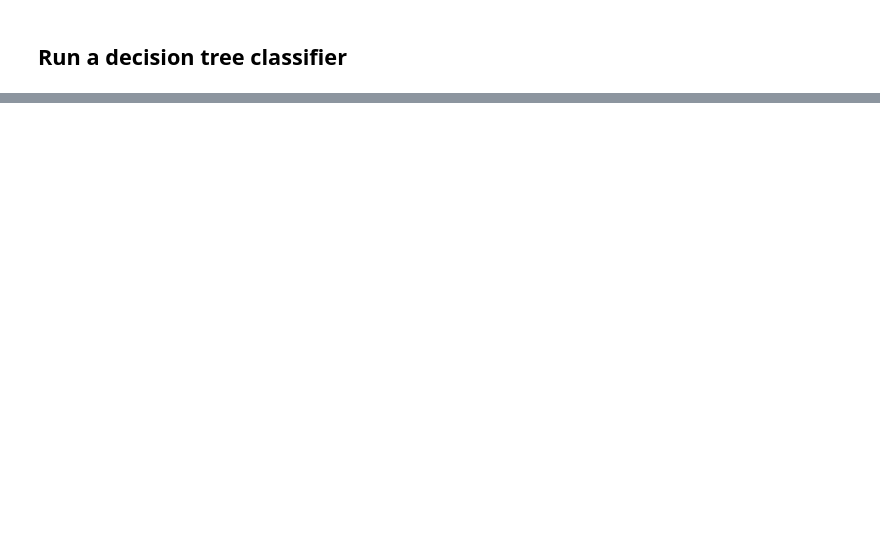
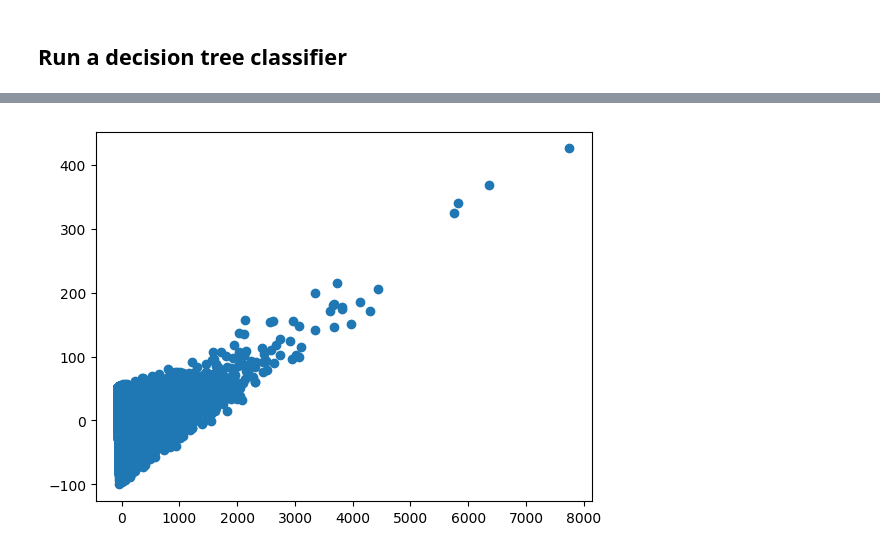
Before and after one commit to CornellDataScience/NLP_Research-FA17, a Jupyter notebook: local-elites/brandon/Topical Authority Model.ipynb, the cells around one changed output, grey strips where cells are left out. Cells and saved outputs as stored; diff of their text form; code cells hidden in the pictures; blank space fills up the shorter version.

```diff
--- a/local-elites/brandon/Topical Authority Model.ipynb
+++ b/local-elites/brandon/Topical Authority Model.ipynb
@@ -528,0 +563,10 @@ fig
+# %%
+from sklearn.decomposition import PCA
+pca = PCA(n_components=2).fit(X)
+pca_2d = pca.transform(X)
+pca_x = pca_2d[:,0]
+pca_y = pca_2d[:,1]
+pl.scatter(pca_x, pca_y)
+plt.show()
+# %% [output]
+[figure, added]
```
Also changed, not shown: parts of 19 cells of this notebook.
